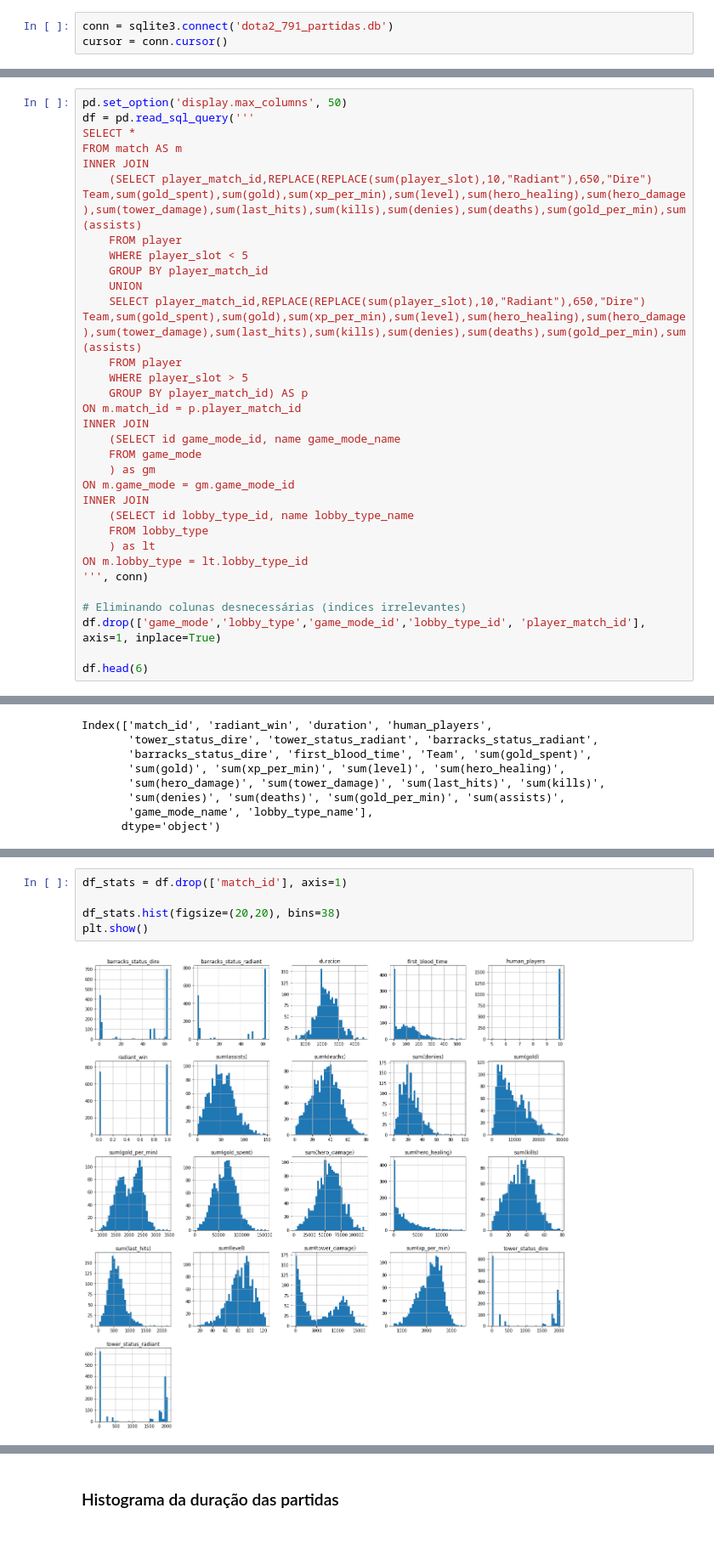
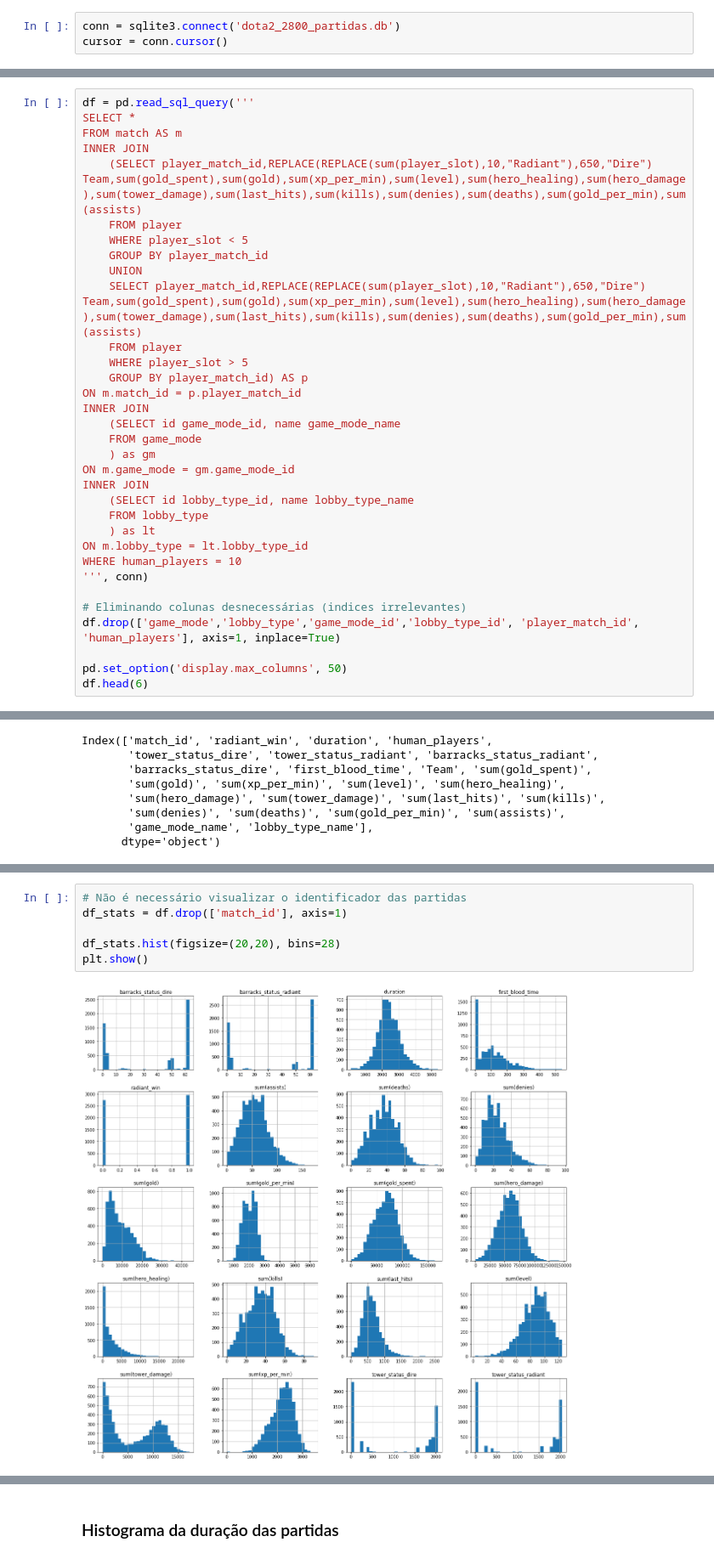
Before and after one commit to gabrielspires/Projeto-ICD, a Jupyter notebook: Projeto-ICD.ipynb, the cells around one changed output, grey strips where cells are left out. Shown: that part at 85% size. Drawn from its saved outputs; the diff is of its cells as text.

```diff
--- a/Projeto-ICD.ipynb
+++ b/Projeto-ICD.ipynb
@@ -87,7 +90,7 @@ import seaborn as sns # # Gráficos
 # %% [markdown]
 Agora precisamos fazer a conexão com o banco de dados, nesse caso estamos utilizando um banco no formato SQLite, que contém todas as tabelas que vamos utilizar.
 # %%
-conn = sqlite3.connect('dota2_791_partidas.db')
+conn = sqlite3.connect('dota2_2800_partidas.db')
 cursor = conn.cursor()
 # %% [markdown]
 Como se trata de um banco de dados relacional, precisamos verificar quais tabelas existem
@@ -159,5 +166,4 @@ Para condensar os dados em um único dataframe, para ajudar em algumas análises
 # %%
-pd.set_option('display.max_columns', 50)
 df = pd.read_sql_query('''
 SELECT *
 FROM match AS m
@@ -182,10 +188,12 @@ INNER JOIN
     FROM lobby_type
     ) as lt
 ON m.lobby_type = lt.lobby_type_id
+WHERE human_players = 10
 ''', conn)
 
 # Eliminando colunas desnecessárias (indices irrelevantes)
-df.drop(['game_mode','lobby_type','game_mode_id','lobby_type_id', 'player_match_id'], axis=1, inplace=True)
+df.drop(['game_mode','lobby_type','game_mode_id','lobby_type_id', 'player_match_id', 'human_players'], axis=1, inplace=True)
 
+pd.set_option('display.max_columns', 50)
 df.head(6)
 # %% [output]
@@ -221,7 +229,8 @@ Com esse dataframe em mãos, podemos visualizar algumas estatísticas interessan
 # %%
+# Não é necessário visualizar o identificador das partidas
 df_stats = df.drop(['match_id'], axis=1)
 
-df_stats.hist(figsize=(20,20), bins=38)
+df_stats.hist(figsize=(20,20), bins=28)
 plt.show()
 # %% [output]
-[figure, old version]
+[figure, new version]
```
Also changed, not shown: parts of 28 cells of this notebook.
